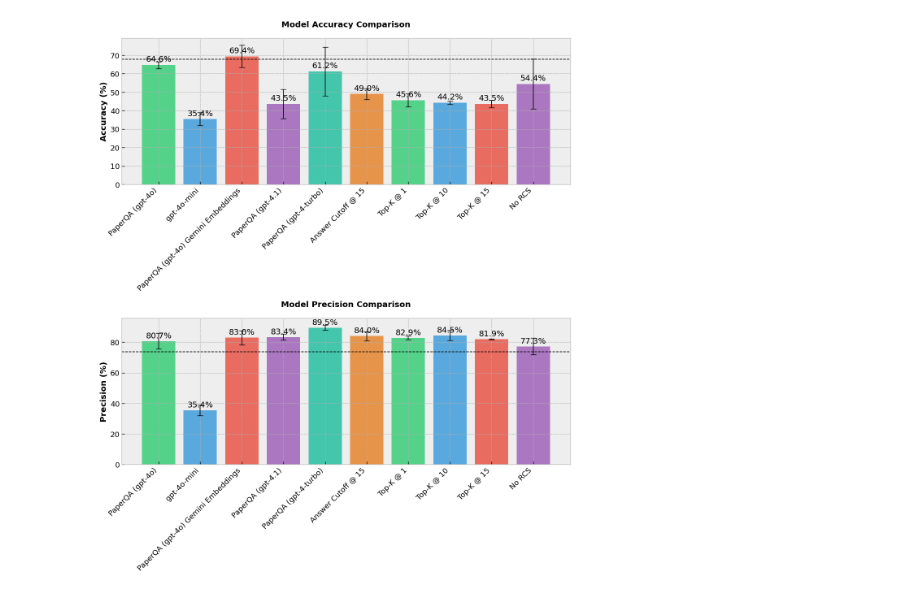
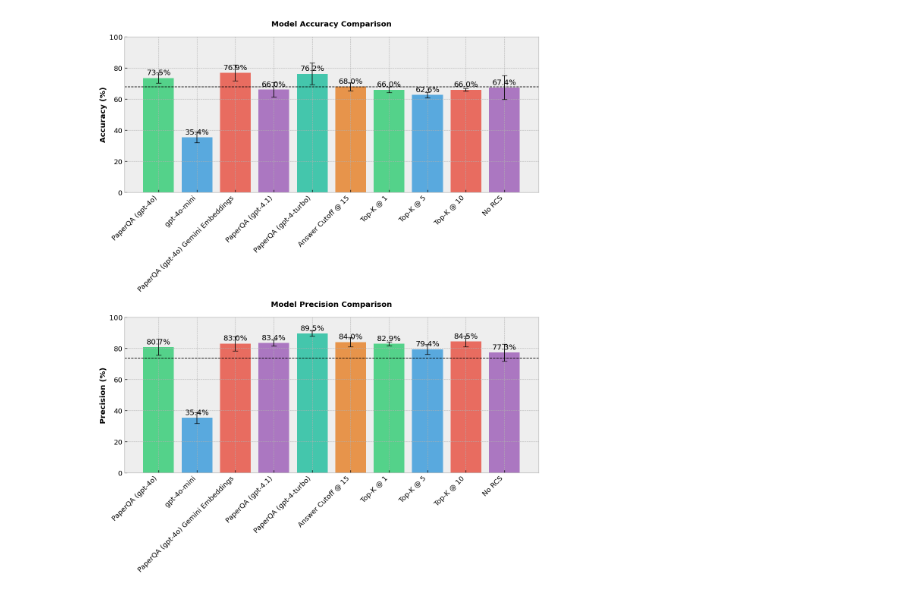
Before and after one commit to jacknguyen0810/inspect-agentic_mcq, a Jupyter notebook: demo/reproduce_results.ipynb, the cells around one changed output. Drawn from its saved outputs; the diff is of its cells as text; code cells hidden in the pictures.

```diff
--- a/demo/reproduce_results.ipynb
+++ b/demo/reproduce_results.ipynb
@@ -8,19 +8,20 @@ plt.style.use('bmh')
 sns.set_context("paper", font_scale=1.5)
 
 # Data from reproduce_results.ipynb
-models = ["PaperQA (gpt-4o)", "gpt-4o-mini", "PaperQA (gpt-4o) Gemini Embeddings", "PaperQA (gpt-4.1)", "PaperQA (gpt-4-turbo)", "Answer Cutoff @ 15", "Top-K @ 1", "Top-K @ 10", "Top-K @ 15", "No RCS"]
+models = ["PaperQA (gpt-4o)", "gpt-4o-mini", "PaperQA (gpt-4o) Gemini Embeddings", "PaperQA (gpt-4.1)", "PaperQA (gpt-4-turbo)", "Answer Cutoff @ 15", "Top-K @ 1", "Top-K @ 5", "Top-K @ 10", "No RCS"]
 
 # Accuracy data
-paperqa_acc = [63.3, 63.3, 67.3]
+paperqa_acc = [69.4, 73.5, 77.6]
 gpt_4o_mini_acc = [30.6, 38.8, 36.7]
-gemini_embed_acc = [63.3, 77.6, 67.3]
-gpt_41_acc = [32.7, 51.0, 46.9]
-gpt_4_turbo_acc = [49.0, 79.6, 55.1]
-cutoff_15_acc = [46.9, 53.1, 46.9]
-top_1_acc = [46.9, 40.8, 49.0]
-top_10_acc = [42.9, 44.9, 44.9]
-top_15_acc = [40.8, 44.9, 44.9]
-no_rcs_acc = [57.1, 69.4, 36.7]
+gemini_embed_acc = [71.4, 83.7, 75.5]
+gpt_41_acc = [59.2, 69.4, 69.4]
+gpt_4_turbo_acc = [69.4, 85.7, 73.5]
+cutoff_15_acc = [65.3, 71.4, 67.3]
+top_1_acc = [67.3, 63.3, 67.3]
+top_5_acc = [61.2, 65.3, 61.2],
+top_10_acc = [67.3, 65.3, 65.3]
+# top_15_acc = [40.8, 44.9, 44.9]
+no_rcs_acc = [65.3, 77.6, 59.2]
 
 # Precision data
 paperqa_prec = [73.9, 81.8, 86.4]
@@ -29,9 +30,10 @@ gemini_embed_prec = [77.8, 89.1, 82.2]
 gpt_41_prec = [80.6, 85.0, 84.6]
 gpt_4_turbo_prec = [87.2, 91.3, 90.0]
 cutoff_15_prec = [80.0, 87.5, 84.6]
-top_1_prec = [84.6, 81.6, 82.5]
+top_1_prec = [84.6, 81.6, 82.5],
+top_5_prec = [75.0, 82.1, 81.1],
 top_10_prec = [89.2, 82.1, 82.1]
-top_15_prec = [81.6, 82.1, 82.1]
+# top_15_prec = [81.6, 82.1, 82.1]
 no_rcs_prec = [71.1, 84.4, 76.3]
 
 # Prepare data for plotting
@@ -43,8 +45,8 @@ accuracy_means = [
     np.mean(gpt_4_turbo_acc),
     np.mean(cutoff_15_acc),
     np.mean(top_1_acc),
+    np.mean(top_5_acc),
     np.mean(top_10_acc),
-    np.mean(top_15_acc),
     np.mean(no_rcs_acc)
 ]
 
@@ -56,8 +58,8 @@ accuracy_stds = [
     np.std(gpt_4_turbo_acc),
     np.std(cutoff_15_acc),
     np.std(top_1_acc),
+    np.std(top_5_acc),
     np.std(top_10_acc),
-    np.std(top_15_acc),
     np.std(no_rcs_acc)
 ]
 
@@ -69,8 +71,8 @@ precision_means = [
     np.mean(gpt_4_turbo_prec),
     np.mean(cutoff_15_prec),
     np.mean(top_1_prec),
+    np.mean(top_5_prec),
     np.mean(top_10_prec),
-    np.mean(top_15_prec),
     np.mean(no_rcs_prec)
 
 ]
@@ -83,41 +85,43 @@ precision_stds = [
     np.std(gpt_4_turbo_prec),
     np.std(cutoff_15_prec),
     np.std(top_1_prec),
+    np.std(top_5_prec),
     np.std(top_10_prec),
-    np.std(top_15_prec),
     np.std(no_rcs_prec)
 ]
 # %%
 # Create figure with two subplots
-fig, (ax1, ax2) = plt.subplots(2, 1, figsize=(12, 14))
+fig, (ax1, ax2) = plt.subplots(2, 1, figsize=(12, 15))
 
 colors = ['#2ecc71', '#3498db', '#e74c3c', '#9b59b6', '#1abc9c', '#e67e22']
 
 # Plot accuracy
 acc_bars = ax1.bar(models, accuracy_means, yerr=accuracy_stds, capsize=5, color=colors,
                  alpha=0.8)
 ax1.set_ylabel('Accuracy (%)', fontweight='bold')
 ax1.set_title('Model Accuracy Comparison', fontweight='bold', pad=20)
 ax1.axhline(67.7, linestyle="--", color="black")
+ax1.set_ylim(0, 100)
 plt.setp(ax1.get_xticklabels(), rotation=45, ha='right')
 
 # Plot precision
 prec_bars = ax2.bar(models, precision_means, yerr=precision_stds, capsize=5, color=colors,
                      alpha=0.8)
 ax2.set_ylabel('Precision (%)', fontweight='bold')
 ax2.set_title('Model Precision Comparison', fontweight='bold', pad=20)
 ax2.axhline(73.8, linestyle="--", color="black")
+ax2.set_ylim(0, 100)
 plt.setp(ax2.get_xticklabels(), rotation=45, ha='right')
 
 # Add value labels on top of bars
 def add_value_labels(ax, values):
     for i, v in enumerate(values):
         ax.text(i, v + 1, f'{v:.1f}%', ha='center', va='bottom')
 
 add_value_labels(ax1, accuracy_means)
 add_value_labels(ax2, precision_means)
 
 # Adjust layout
 plt.tight_layout()
 # %% [output]
-[figure, old version]
+[figure, new version]
```
Also changed, not shown: 7 other files.
